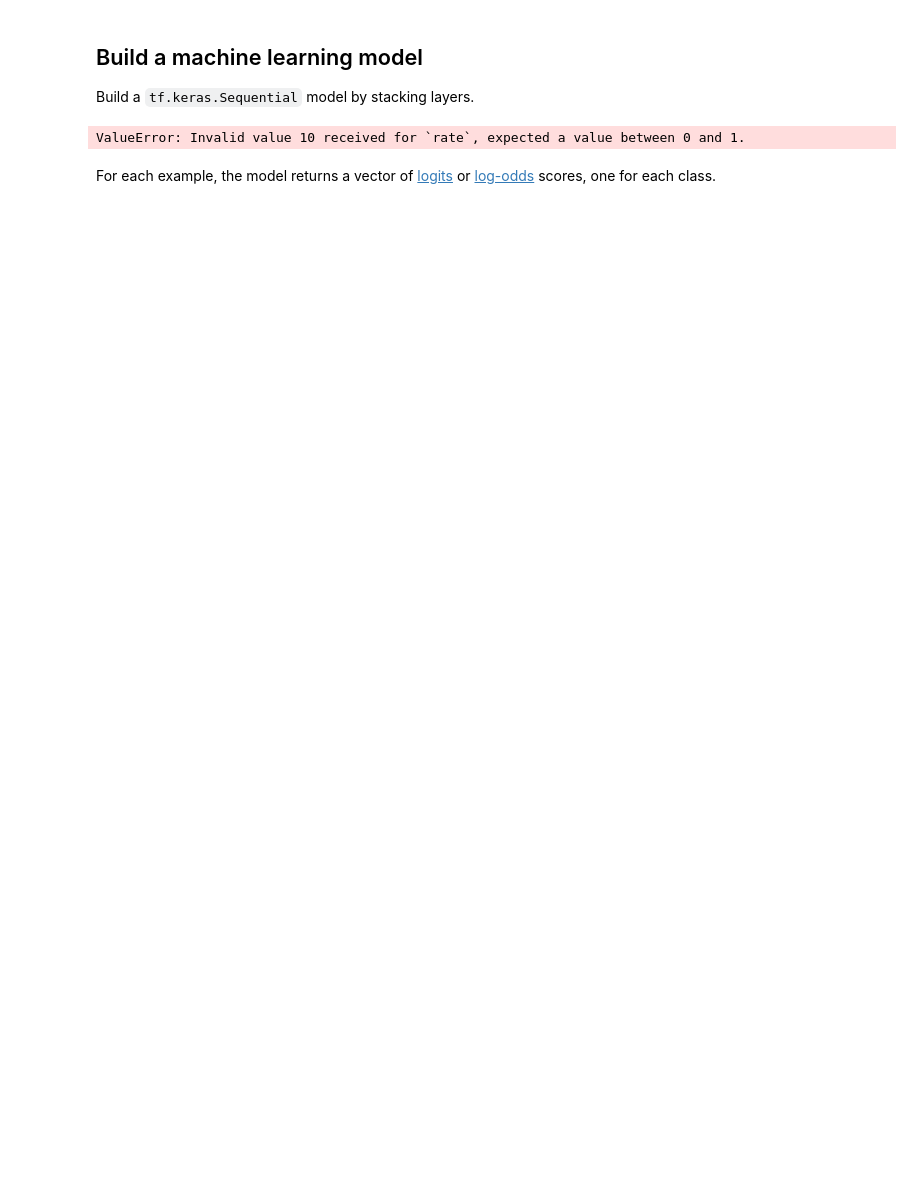
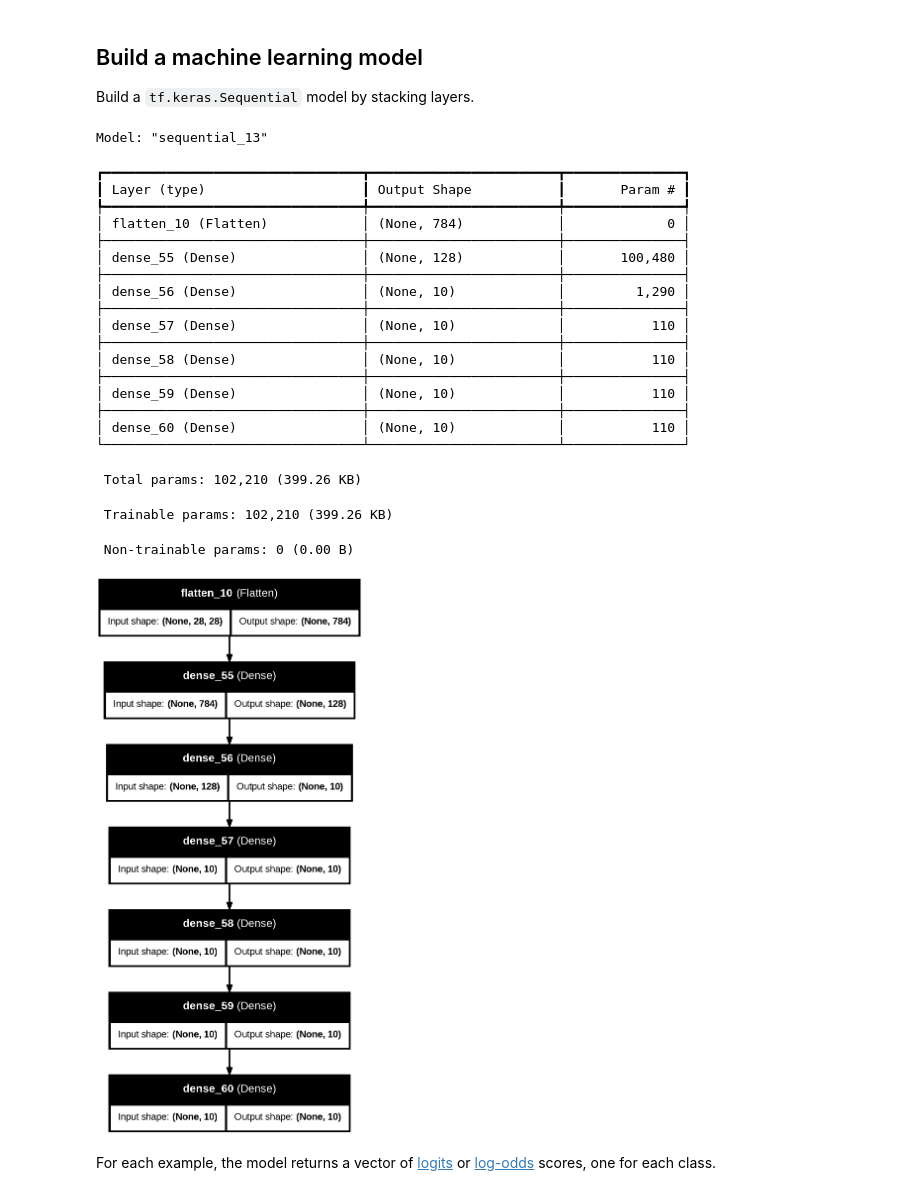
Before and after one commit to MaximilianNoethe/uek259_Machine-Learning, a Jupyter notebook: demos/NN in tensowrflow.ipynb, the cells around one changed output. Saved outputs shown, nothing was run; the diff lists cells and outputs as text; code cells hidden in the pictures; blank space fills up the shorter version.

```diff
--- a/demos/NN in tensowrflow.ipynb
+++ b/demos/NN in tensowrflow.ipynb
@@ -33,19 +36,48 @@ x_train, x_test = x_train / 255.0, x_test / 255.0
 
 Build a `tf.keras.Sequential` model by stacking layers.
 # %%
+import os
+
+os.makedirs("../img", exist_ok=True)
+
 model = ks.models.Sequential([
   #Input layer created implicitly
   ks.layers.Flatten(input_shape=(28, 28)),#  reshape input (28 x 28) array to 1-D array, creating 784 nodes, one for each pixel
   ks.layers.Dense(128, activation='relu'), # Dense: all (128) nodes are connected to all preceding nodes
-  ks.layers.Dropout(10) # this is our output layer, with one node for each number
+  ks.layers.Dense(10), # this is our output layer, with one node for each number
+  ks.layers.Dense(10),
+  ks.layers.Dense(10),
+  ks.layers.Dense(10),
+  ks.layers.Dense(10),
 ])
 
 model.summary()
 
 tf.keras.utils.plot_model(
 model, to_file='../img/model_plot.png', show_shapes=True, show_layer_names=True)
 # %% [output]
-ValueError: Invalid value 10 received for `rate`, expected a value between 0 and 1.
+Model: "sequential_13"
+┏━━━━━━━━━━━━━━━━━━━━━━━━━━━━━━━━━┳━━━━━━━━━━━━━━━━━━━━━━━━┳━━━━━━━━━━━━━━━┓
+┃ Layer (type)                    ┃ Output Shape           ┃       Param # ┃
+┡━━━━━━━━━━━━━━━━━━━━━━━━━━━━━━━━━╇━━━━━━━━━━━━━━━━━━━━━━━━╇━━━━━━━━━━━━━━━┩
+│ flatten_10 (Flatten)            │ (None, 784)            │             0 │
+├─────────────────────────────────┼────────────────────────┼───────────────┤
+│ dense_55 (Dense)                │ (None, 128)            │       100,480 │
+├─────────────────────────────────┼────────────────────────┼───────────────┤
+│ dense_56 (Dense)                │ (None, 10)             │         1,290 │
+├─────────────────────────────────┼────────────────────────┼───────────────┤
+│ dense_57 (Dense)                │ (None, 10)             │           110 │
+├─────────────────────────────────┼────────────────────────┼───────────────┤
+│ dense_58 (Dense)                │ (None, 10)             │           110 │
+├─────────────────────────────────┼────────────────────────┼───────────────┤
+│ dense_59 (Dense)                │ (None, 10)             │           110 │
+├─────────────────────────────────┼────────────────────────┼───────────────┤
+│ dense_60 (Dense)                │ (None, 10)             │           110 │
+└─────────────────────────────────┴────────────────────────┴───────────────┘
+ Total params: 102,210 (399.26 KB)
+ Trainable params: 102,210 (399.26 KB)
+ Non-trainable params: 0 (0.00 B)
+[figure, added]
 # %% [markdown]
 For each example, the model returns a vector of [logits](https://developers.google.com/machine-learning/glossary#logits) or [log-odds](https://developers.google.com/machine-learning/glossary#log-odds) scores, one for each class.
 # %%
```
Also changed, not shown: parts of 7 cells of this notebook.
